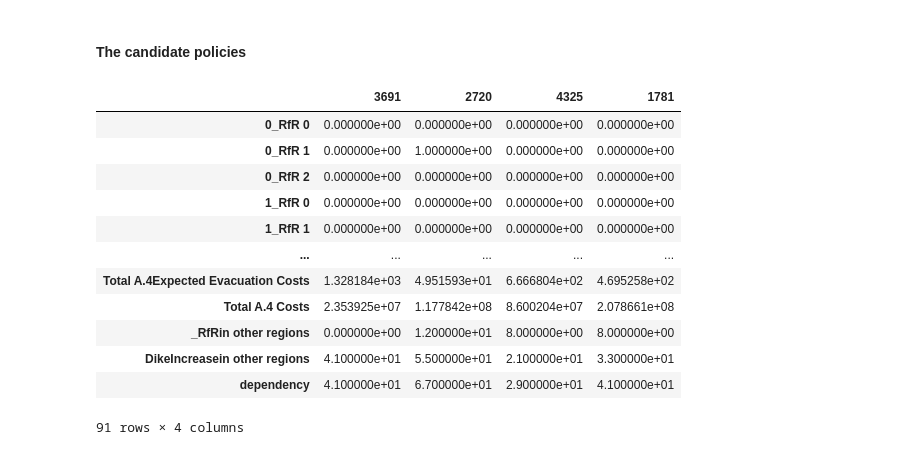
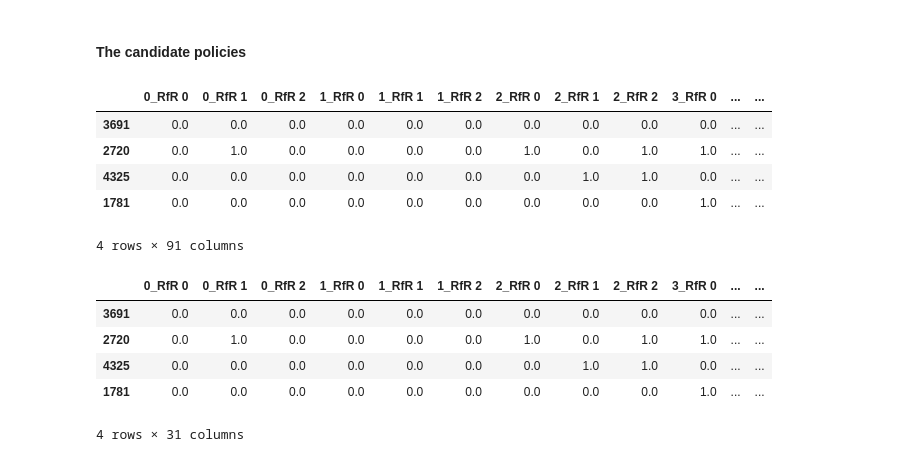
Before and after one commit to aarsundaram/ModelBasedDecisionMaking_Group12, a Jupyter notebook: final assignment/Candidate Policy selection.ipynb, the cells around one changed output. Saved outputs shown, nothing was run; the diff lists cells and outputs as text; code cells hidden in the pictures.

```diff
--- a/final assignment/Candidate Policy selection.ipynb
+++ b/final assignment/Candidate Policy selection.ipynb
@@ -390,20 +375,23 @@ Name: 1781, dtype: float64
 #### The candidate policies
 # %%
 candidatepol = pd.concat([effectivepol0, effectivepol1, leastdependpol0, leastdependpol1], axis = 1, sort = False)
+candidatepol = candidatepol.T
 candidatepol
 # %% [output]
-|  | 3691 | 2720 | 4325 | 1781 |
-| 0_RfR 0 | 0.000000e+00 | 0.000000e+00 | 0.000000e+00 | 0.000000e+00 |
-| 0_RfR 1 | 0.000000e+00 | 1.000000e+00 | 0.000000e+00 | 0.000000e+00 |
-| 0_RfR 2 | 0.000000e+00 | 0.000000e+00 | 0.000000e+00 | 0.000000e+00 |
-| 1_RfR 0 | 0.000000e+00 | 0.000000e+00 | 0.000000e+00 | 0.000000e+00 |
-| 1_RfR 1 | 0.000000e+00 | 0.000000e+00 | 0.000000e+00 | 0.000000e+00 |
-| ... | ... | ... | ... | ... |
-| Total A.4Expected Evacuation Costs | 1.328184e+03 | 4.951593e+01 | 6.666804e+02 | 4.695258e+02 |
-| Total A.4 Costs | 2.353925e+07 | 1.177842e+08 | 8.600204e+07 | 2.078661e+08 |
-| _RfRin other regions | 0.000000e+00 | 1.200000e+01 | 8.000000e+00 | 8.000000e+00 |
-| DikeIncreasein other regions | 4.100000e+01 | 5.500000e+01 | 2.100000e+01 | 3.300000e+01 |
-| dependency | 4.100000e+01 | 6.700000e+01 | 2.900000e+01 | 4.100000e+01 |
+|  | 0_RfR 0 | 0_RfR 1 | 0_RfR 2 | 1_RfR 0 | 1_RfR 1 | 1_RfR 2 | 2_RfR 0 | 2_RfR 1 | 2_RfR 2 | 3_RfR 0 | ... | ... |
+| 3691 | 0.0 | 0.0 | 0.0 | 0.0 | 0.0 | 0.0 | 0.0 | 0.0 | 0.0 | 0.0 | ... | ... |
+| 2720 | 0.0 | 1.0 | 0.0 | 0.0 | 0.0 | 0.0 | 1.0 | 0.0 | 1.0 | 1.0 | ... | ... |
+| 4325 | 0.0 | 0.0 | 0.0 | 0.0 | 0.0 | 0.0 | 0.0 | 1.0 | 1.0 | 0.0 | ... | ... |
+| 1781 | 0.0 | 0.0 | 0.0 | 0.0 | 0.0 | 0.0 | 0.0 | 0.0 | 0.0 | 1.0 | ... | ... |
-91 rows × 4 columns
+4 rows × 91 columns
 # %%
 candidatepol.to_csv('candidate_policies.csv')
+# %%
+candidatepol.iloc[:,0:31]
+# %% [output]
+|  | 0_RfR 0 | 0_RfR 1 | 0_RfR 2 | 1_RfR 0 | 1_RfR 1 | 1_RfR 2 | 2_RfR 0 | 2_RfR 1 | 2_RfR 2 | 3_RfR 0 | ... | ... |
+| 3691 | 0.0 | 0.0 | 0.0 | 0.0 | 0.0 | 0.0 | 0.0 | 0.0 | 0.0 | 0.0 | ... | ... |
+| 2720 | 0.0 | 1.0 | 0.0 | 0.0 | 0.0 | 0.0 | 1.0 | 0.0 | 1.0 | 1.0 | ... | ... |
+| 4325 | 0.0 | 0.0 | 0.0 | 0.0 | 0.0 | 0.0 | 0.0 | 1.0 | 1.0 | 0.0 | ... | ... |
+| 1781 | 0.0 | 0.0 | 0.0 | 0.0 | 0.0 | 0.0 | 0.0 | 0.0 | 0.0 | 1.0 | ... | ... |
+4 rows × 31 columns
```
Also changed, not shown: parts of 7 cells of this notebook.
